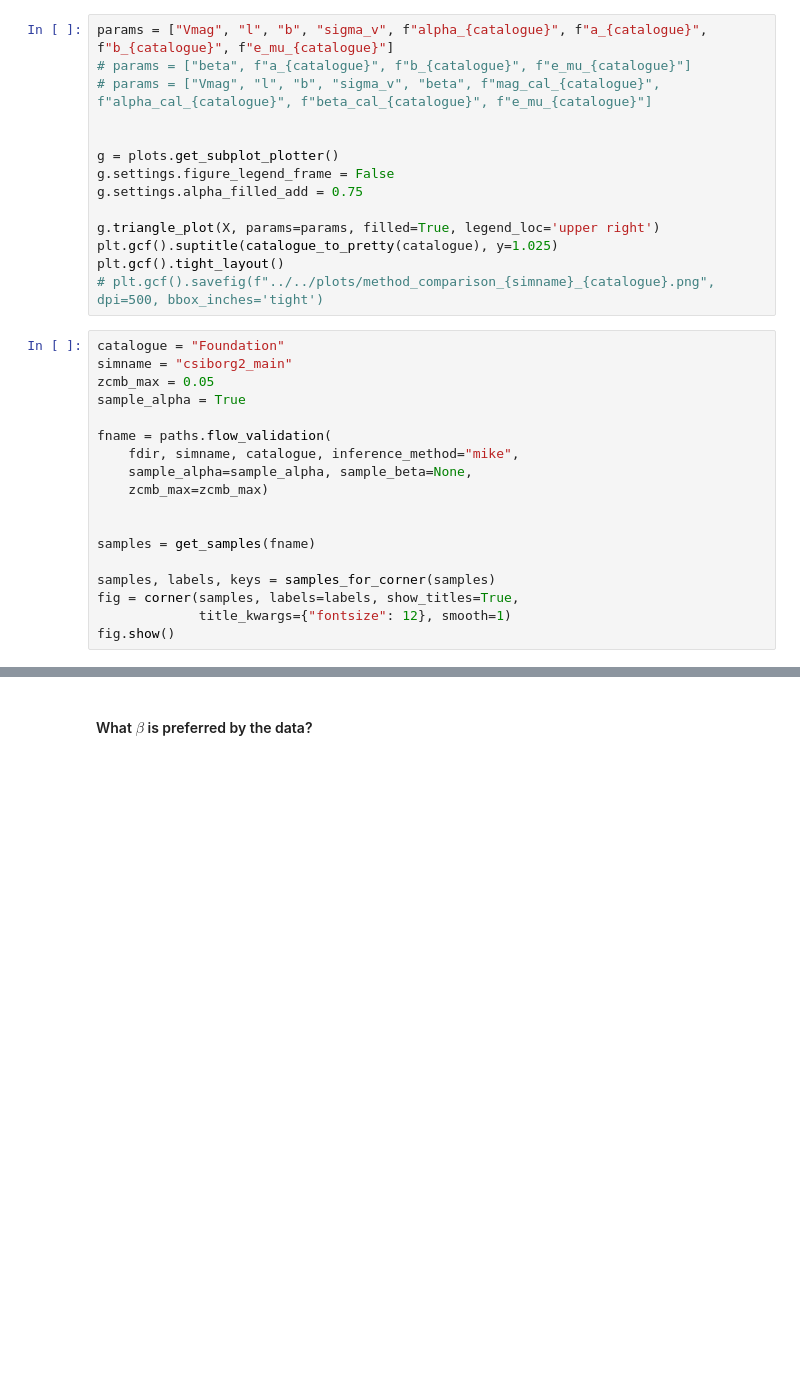
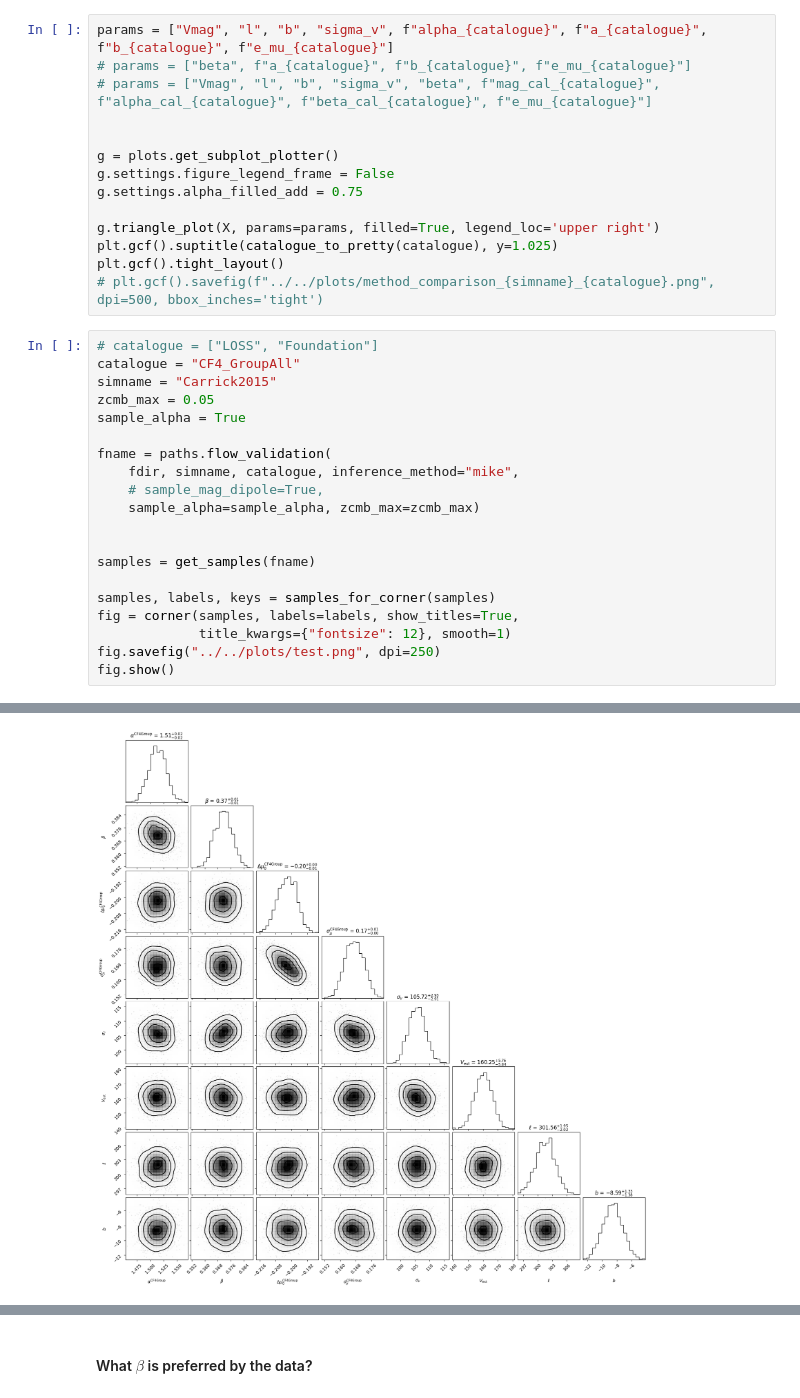
Before and after one commit to Richard-Sti/csiborgtools, a Jupyter notebook: notebooks/flow/reconstruction_comparison.ipynb, the cells around one changed output, grey strips where cells are left out. Cells and saved outputs as stored; diff of their text form; blank space fills up the shorter version.

```diff
--- a/notebooks/flow/reconstruction_comparison.ipynb
+++ b/notebooks/flow/reconstruction_comparison.ipynb
@@ -78,15 +76,16 @@ plt.gcf().suptitle(catalogue_to_pretty(catalogue), y=1.025)
 plt.gcf().tight_layout()
 # plt.gcf().savefig(f"../../plots/method_comparison_{simname}_{catalogue}.png", dpi=500, bbox_inches='tight')
 # %%
-catalogue = "Foundation"
-simname = "csiborg2_main"
+# catalogue = ["LOSS", "Foundation"]
+catalogue = "CF4_GroupAll"
+simname = "Carrick2015"
 zcmb_max = 0.05
 sample_alpha = True
 
 fname = paths.flow_validation(
     fdir, simname, catalogue, inference_method="mike",
-    sample_alpha=sample_alpha, sample_beta=None,
-    zcmb_max=zcmb_max)
+    # sample_mag_dipole=True,
+    sample_alpha=sample_alpha, zcmb_max=zcmb_max)
 
 
 samples = get_samples(fname)
@@ -94,4 +93,6 @@ samples = get_samples(fname)
 samples, labels, keys = samples_for_corner(samples)
 fig = corner(samples, labels=labels, show_titles=True,
              title_kwargs={"fontsize": 12}, smooth=1)
+fig.savefig("../../plots/test.png", dpi=250)
 fig.show()
+# %% [output]
@@ -97,0 +101 @@ fig.show()
+[figure, added]
```
Also changed, not shown: parts of 20 cells of this notebook.
